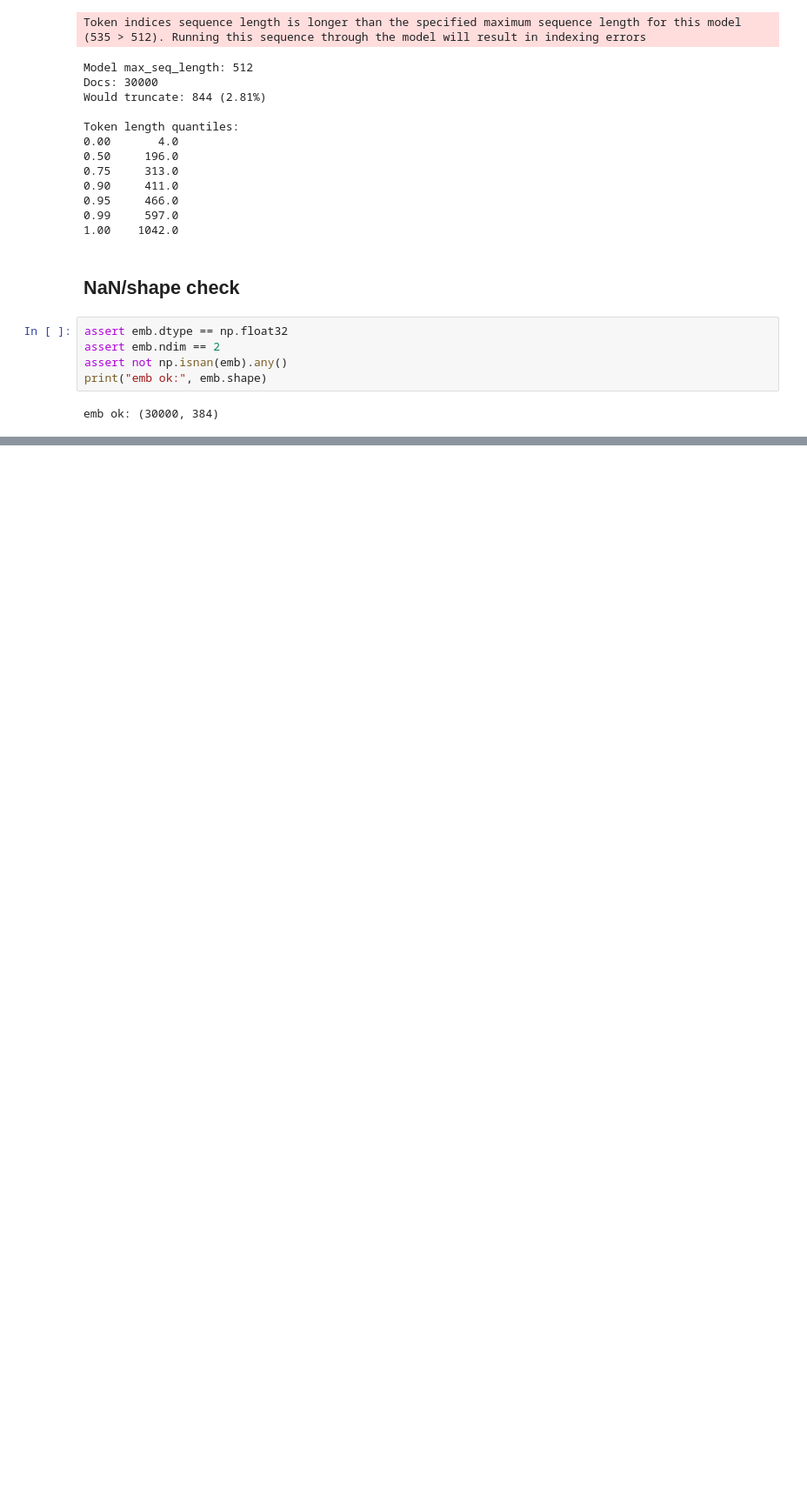
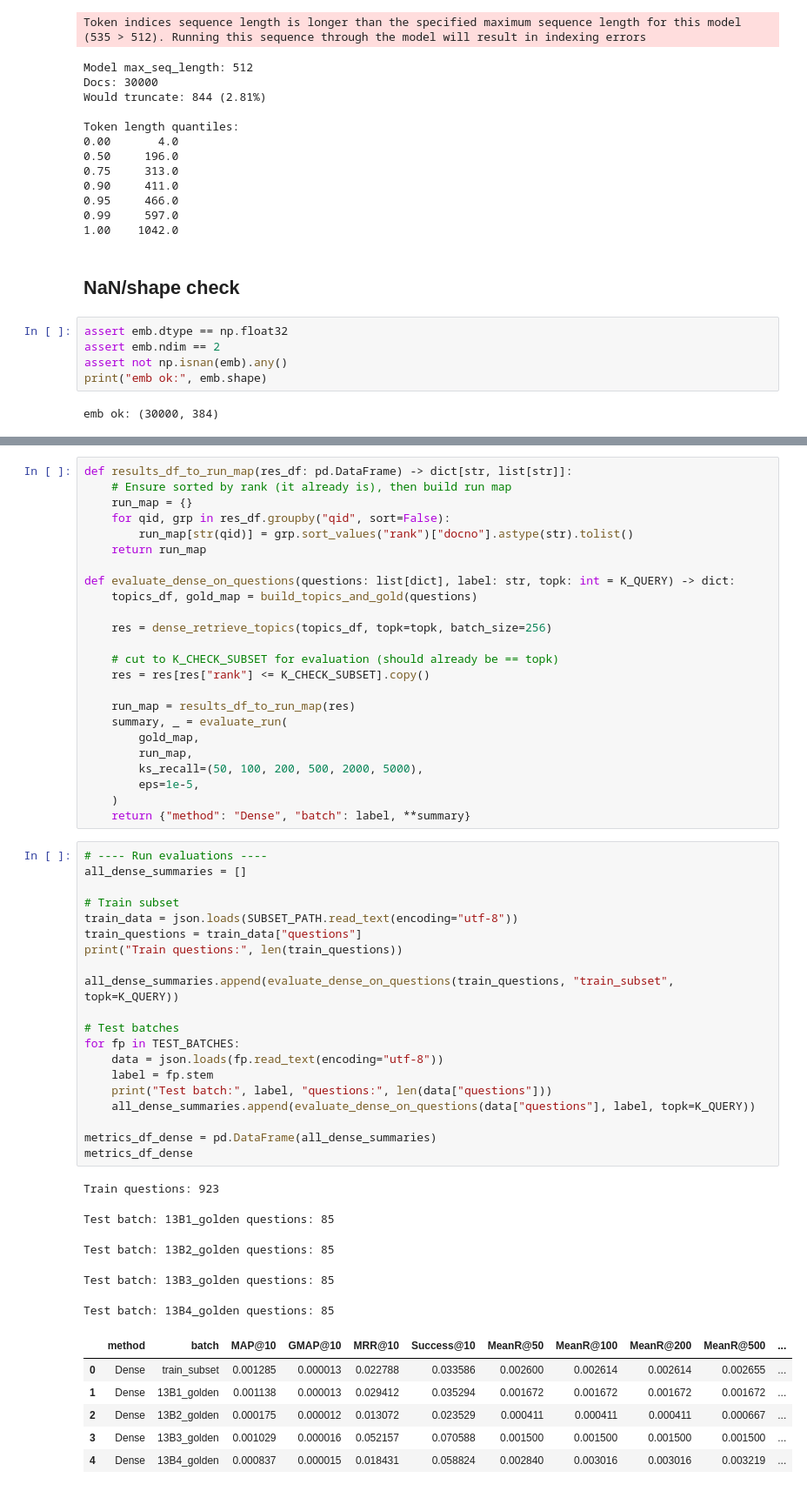
Before and after one commit to fulaibaowang/BioASQ, a Jupyter notebook: notebooks/dense_test.ipynb, the cells around one changed output, grey strips where cells are left out. Shown at 87% size. Cells and saved outputs as stored; diff of their text form; blank space fills up the shorter version.

```diff
--- a/notebooks/dense_test.ipynb
+++ b/notebooks/dense_test.ipynb
@@ -236,0 +471,56 @@ emb ok: (30000, 384)
+# %%
+def results_df_to_run_map(res_df: pd.DataFrame) -> dict[str, list[str]]:
+    # Ensure sorted by rank (it already is), then build run map
+    run_map = {}
+    for qid, grp in res_df.groupby("qid", sort=False):
+        run_map[str(qid)] = grp.sort_values("rank")["docno"].astype(str).tolist()
+    return run_map
+
+def evaluate_dense_on_questions(questions: list[dict], label: str, topk: int = K_QUERY) -> dict:
+    topics_df, gold_map = build_topics_and_gold(questions)
+
+    res = dense_retrieve_topics(topics_df, topk=topk, batch_size=256)
+
+    # cut to K_CHECK_SUBSET for evaluation (should already be == topk)
+    res = res[res["rank"] <= K_CHECK_SUBSET].copy()
+
+    run_map = results_df_to_run_map(res)
+    summary, _ = evaluate_run(
+        gold_map,
+        run_map,
+        ks_recall=(50, 100, 200, 500, 2000, 5000),
+        eps=1e-5,
+    )
+    return {"method": "Dense", "batch": label, **summary}
+# %%
+# ---- Run evaluations ----
+all_dense_summaries = []
+
+# Train subset
+train_data = json.loads(SUBSET_PATH.read_text(encoding="utf-8"))
+train_questions = train_data["questions"]
+print("Train questions:", len(train_questions))
+
+all_dense_summaries.append(evaluate_dense_on_questions(train_questions, "train_subset", topk=K_QUERY))
+
+# Test batches
+for fp in TEST_BATCHES:
+    data = json.loads(fp.read_text(encoding="utf-8"))
+    label = fp.stem
+    print("Test batch:", label, "questions:", len(data["questions"]))
+    all_dense_summaries.append(evaluate_dense_on_questions(data["questions"], label, topk=K_QUERY))
+
+metrics_df_dense = pd.DataFrame(all_dense_summaries)
+metrics_df_dense
+# %% [output]
+Train questions: 923
+Test batch: 13B1_golden questions: 85
+Test batch: 13B2_golden questions: 85
+Test batch: 13B3_golden questions: 85
+Test batch: 13B4_golden questions: 85
+|  | method | batch | MAP@10 | GMAP@10 | MRR@10 | Success@10 | MeanR@50 | MeanR@100 | MeanR@200 | MeanR@500 | ... |
+| 0 | Dense | train_subset | 0.001285 | 0.000013 | 0.022788 | 0.033586 | 0.002600 | 0.002614 | 0.002614 | 0.002655 | ... |
+| 1 | Dense | 13B1_golden | 0.001138 | 0.000013 | 0.029412 | 0.035294 | 0.001672 | 0.001672 | 0.001672 | 0.001672 | ... |
+| 2 | Dense | 13B2_golden | 0.000175 | 0.000012 | 0.013072 | 0.023529 | 0.000411 | 0.000411 | 0.000411 | 0.000667 | ... |
+| 3 | Dense | 13B3_golden | 0.001029 | 0.000016 | 0.052157 | 0.070588 | 0.001500 | 0.001500 | 0.001500 | 0.001500 | ... |
+| 4 | Dense | 13B4_golden | 0.000837 | 0.000015 | 0.018431 | 0.058824 | 0.002840 | 0.003016 | 0.003016 | 0.003219 | ... |
```
Also changed, not shown: parts of 10 cells of this notebook, 3 other files.
